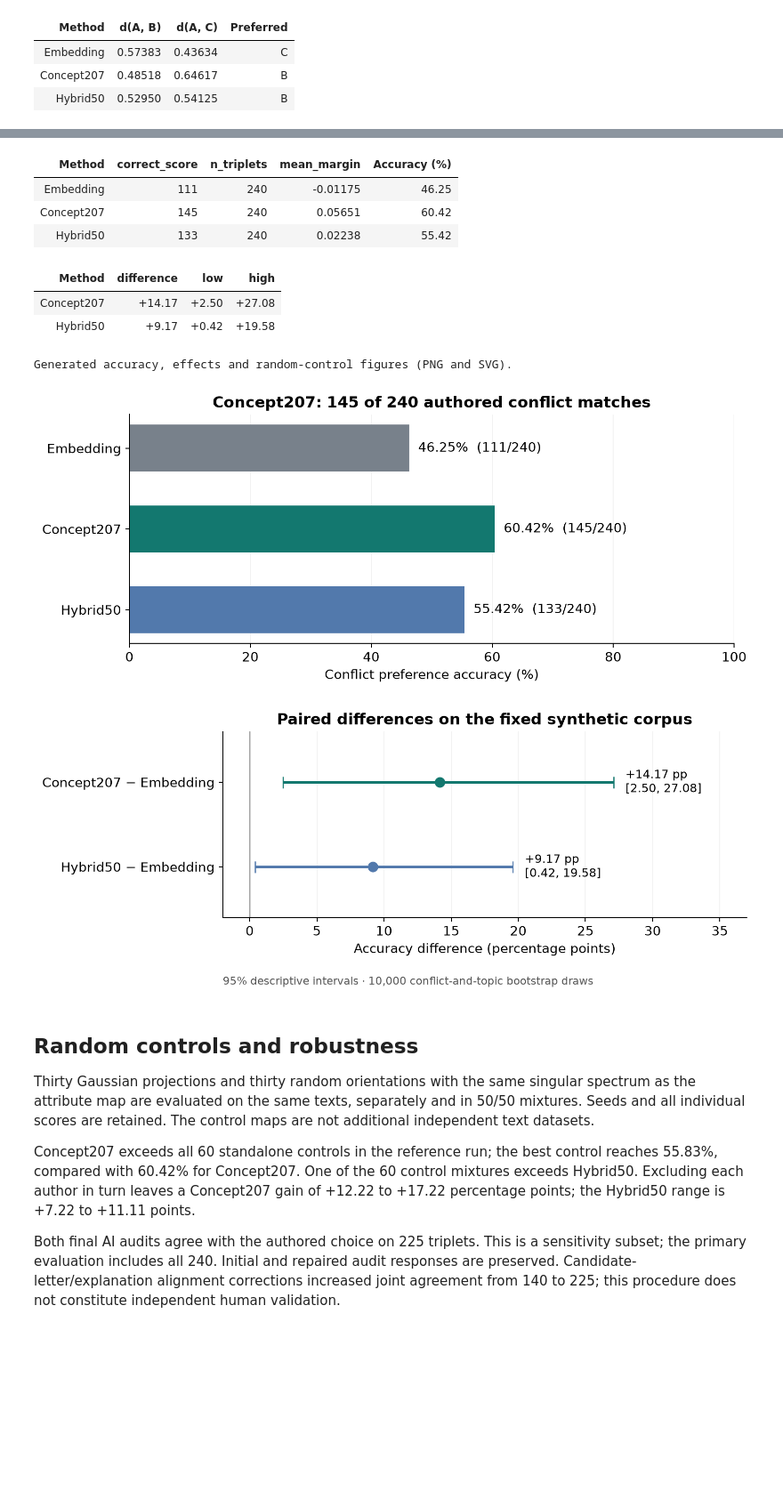
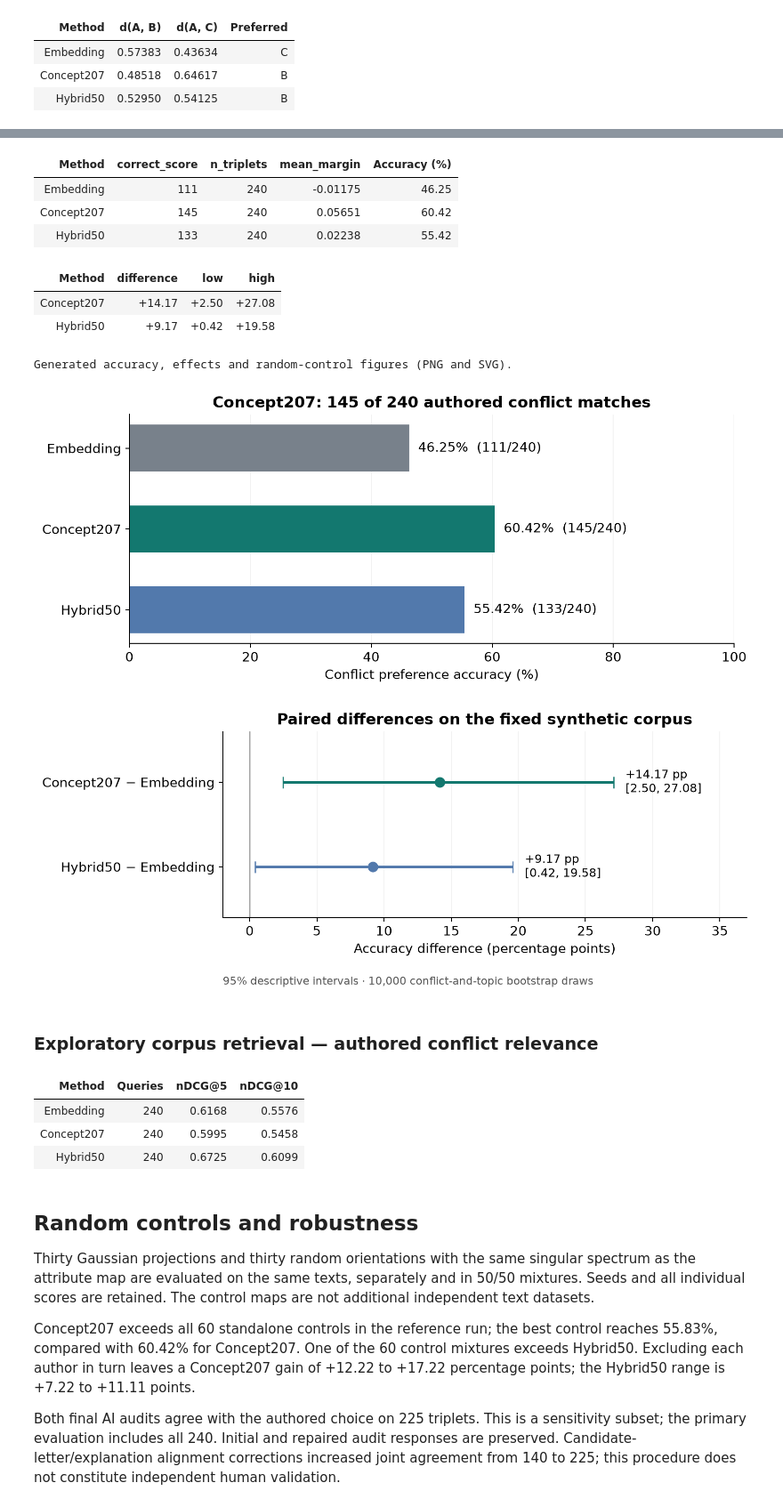
Before and after one commit to sarrumkin/concept-projection-dilemmas, a Jupyter notebook: notebooks/research.ipynb, the cells around one changed output, grey strips where cells are left out. Shown at 89% size. Drawn from its saved outputs; the diff is of its cells as text; code cells hidden in the pictures; blank space fills up the shorter version.

Commit message:
Add exploratory nDCG retrieval and document hybrid advantage

```diff
--- a/notebooks/research.ipynb
+++ b/notebooks/research.ipynb
@@ -131,25 +142,35 @@ The descriptive 95% intervals use 10,000 paired bootstrap draws over conflicts a
 # %%
 results_table = summary.set_index("method").loc[METHODS, ["correct_score", "n_triplets", "accuracy", "mean_margin"]].copy()
 results_table.insert(0, "Method", [NAMES[m] for m in results_table.index])
 results_table["Accuracy (%)"] = 100 * results_table.pop("accuracy")
 display(results_table.style.hide(axis="index").format({"correct_score": "{:.0f}", "n_triplets": "{:.0f}", "Accuracy (%)": "{:.2f}", "mean_margin": "{:.5f}"}))
 primary_intervals = intervals[(intervals.baseline == "embedding") & (intervals.grouping == "conflict_and_topic") & (intervals.metric == "accuracy")].set_index("method").loc[METHODS[1:], ["difference", "low", "high"]] * 100
 primary_intervals.insert(0, "Method", [NAMES[m] for m in primary_intervals.index])
 display(primary_intervals.style.hide(axis="index").format({"difference": "{:+.2f}", "low": "{:+.2f}", "high": "{:+.2f}"}))
 subprocess.run([sys.executable, "scripts/make_figures.py", "--results", str(RELATIVE_RUN), "--output", str(RELATIVE_RUN / "figures")], cwd=ROOT, check=True)
 display(Image(filename=str(RUN / "figures/accuracy.png")))
 display(Image(filename=str(RUN / "figures/effects.png")))
+display(Markdown("### Exploratory corpus retrieval — authored conflict relevance"))
+retrieval_table = pd.read_csv(RUN / "retrieval_summary.csv").set_index("method").loc[METHODS, ["n_queries", "ndcg_at_5", "ndcg_at_10"]].copy()
+retrieval_table.insert(0, "Method", [NAMES[m] for m in retrieval_table.index])
+retrieval_table = retrieval_table.rename(columns={"n_queries": "Queries", "ndcg_at_5": "nDCG@5", "ndcg_at_10": "nDCG@10"})
+display(retrieval_table.style.hide(axis="index").format({"Queries": "{:.0f}", "nDCG@5": "{:.4f}", "nDCG@10": "{:.4f}"}))
 # %% [output]
 | Method | correct_score | n_triplets | mean_margin | Accuracy (%) |
 | Embedding | 111 | 240 | -0.01175 | 46.25 |
 | Concept207 | 145 | 240 | 0.05651 | 60.42 |
 | Hybrid50 | 133 | 240 | 0.02238 | 55.42 |
 | Method | difference | low | high |
 | Concept207 | +14.17 | +2.50 | +27.08 |
 | Hybrid50 | +9.17 | +0.42 | +19.58 |
 Generated accuracy, effects and random-control figures (PNG and SVG).
 [figure]
 [figure]
+### Exploratory corpus retrieval — authored conflict relevance
+| Method | Queries | nDCG@5 | nDCG@10 |
+| Embedding | 240 | 0.6168 | 0.5576 |
+| Concept207 | 240 | 0.5995 | 0.5458 |
+| Hybrid50 | 240 | 0.6725 | 0.6099 |
 # %% [markdown]
 ## Random controls and robustness
 
```
Also changed, not shown: parts of 4 cells of this notebook, 11 other files.
